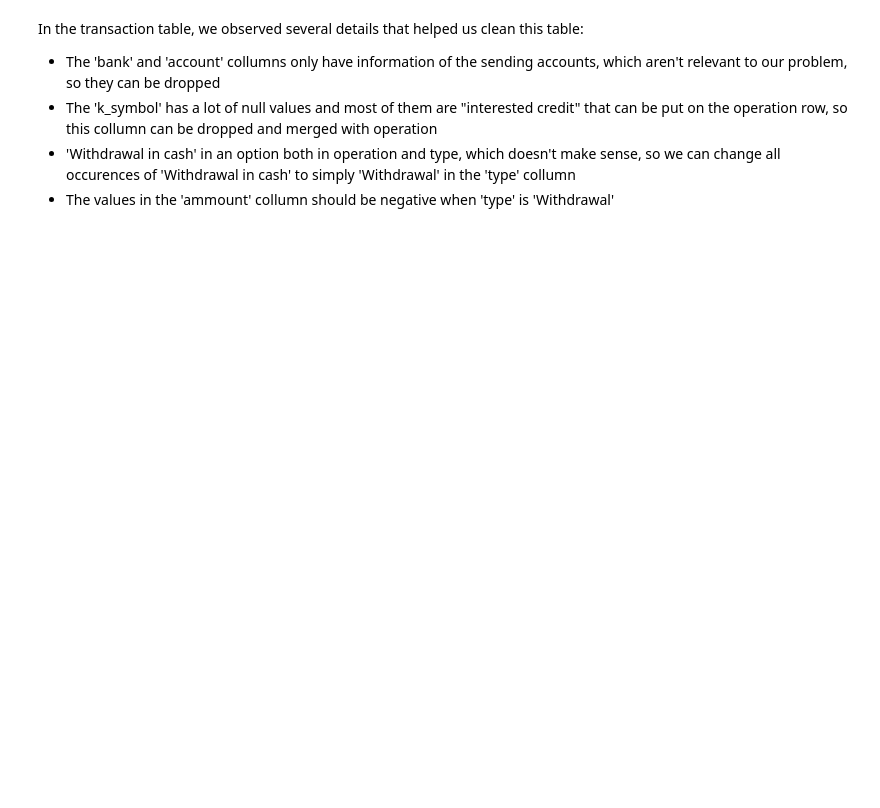
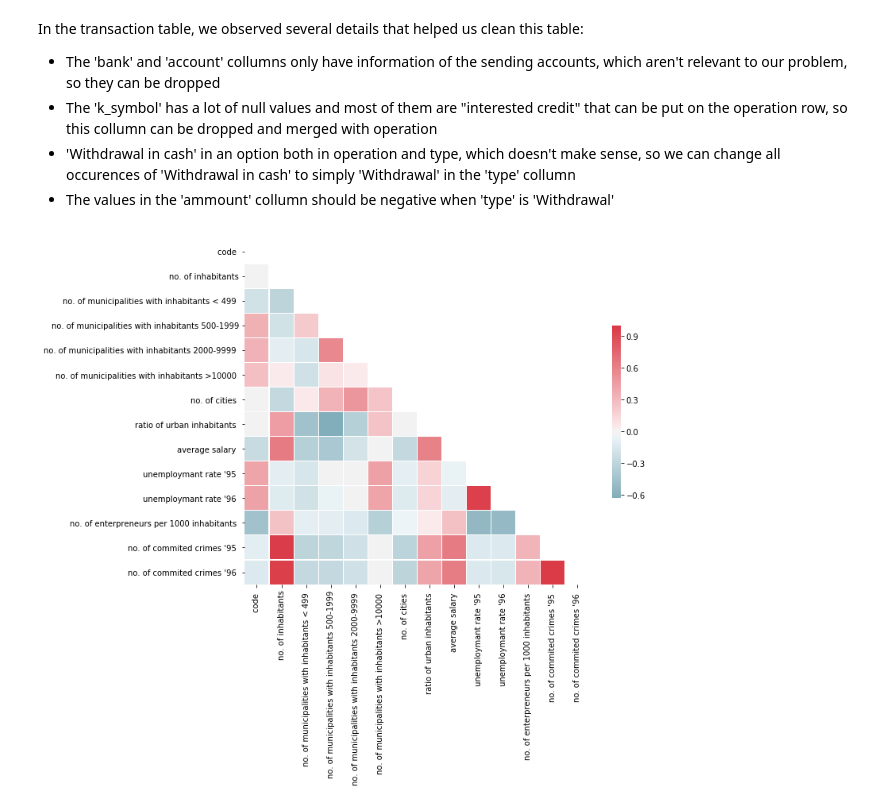
Before and after one commit to claramoreirag/FEUP-AC, a Jupyter notebook: building_dataset.ipynb, the cells around one changed output. Cells and saved outputs as stored; diff of their text form; code cells hidden in the pictures; blank space fills up the shorter version.

```diff
--- a/building_dataset.ipynb
+++ b/building_dataset.ipynb
@@ -21,2 +28,20 @@ trans_train = pd.read_csv("./data/trans_train.csv",na_values= ['?', 'NA', ''],se
+# %%
+def get_correlation(df):
+
+    corr = df.corr()
+    mask = np.zeros_like(corr, dtype=np.bool)
+    mask[np.triu_indices_from(mask)] = True
+
+
+    plt.subplots(figsize=(10,8))
+
+    cmap = sb.diverging_palette(220, 10, as_cmap=True)
+
+    ax = sb.heatmap(corr, mask=mask, cmap=cmap, center=0,square=True, linewidths=.1, cbar_kws={"shrink": .5})
+
+    y_lim = ax.get_ylim();
+    ax.set_ylim(np.ceil(y_lim[0]), np.floor(y_lim[1]))
+
+    plt.show()
 # %% [markdown]
 Let's start by cleaning the individual tables, to have them ready to merge!
@@ -97,13 +172,16 @@ loan_test=clean_loan("./data/loan_test.csv")
 # %%
 def clean_district():
     district["unemploymant rate '95 "]=pd.to_numeric(district["unemploymant rate '95 "], errors='coerce')
     district["unemploymant rate '95 "]=district["unemploymant rate '95 "].fillna(district["unemploymant rate '95 "].mean())
 
     district["no. of commited crimes '95 "]=pd.to_numeric(district["no. of commited crimes '95 "], errors='coerce')
     district["no. of commited crimes '95 "]=district["no. of commited crimes '95 "].fillna(district["no. of commited crimes '95 "].mean())
+    get_correlation(district)
     return district
 
 clean_district=clean_district()
+# %% [output]
+[figure, added]
 # %%
 def clean_card(filename):
     card = pd.read_csv(filename,na_values= ['?', 'NA', ''],sep=  ';')
```
Also changed, not shown: parts of 12 cells of this notebook, 7 other files.
